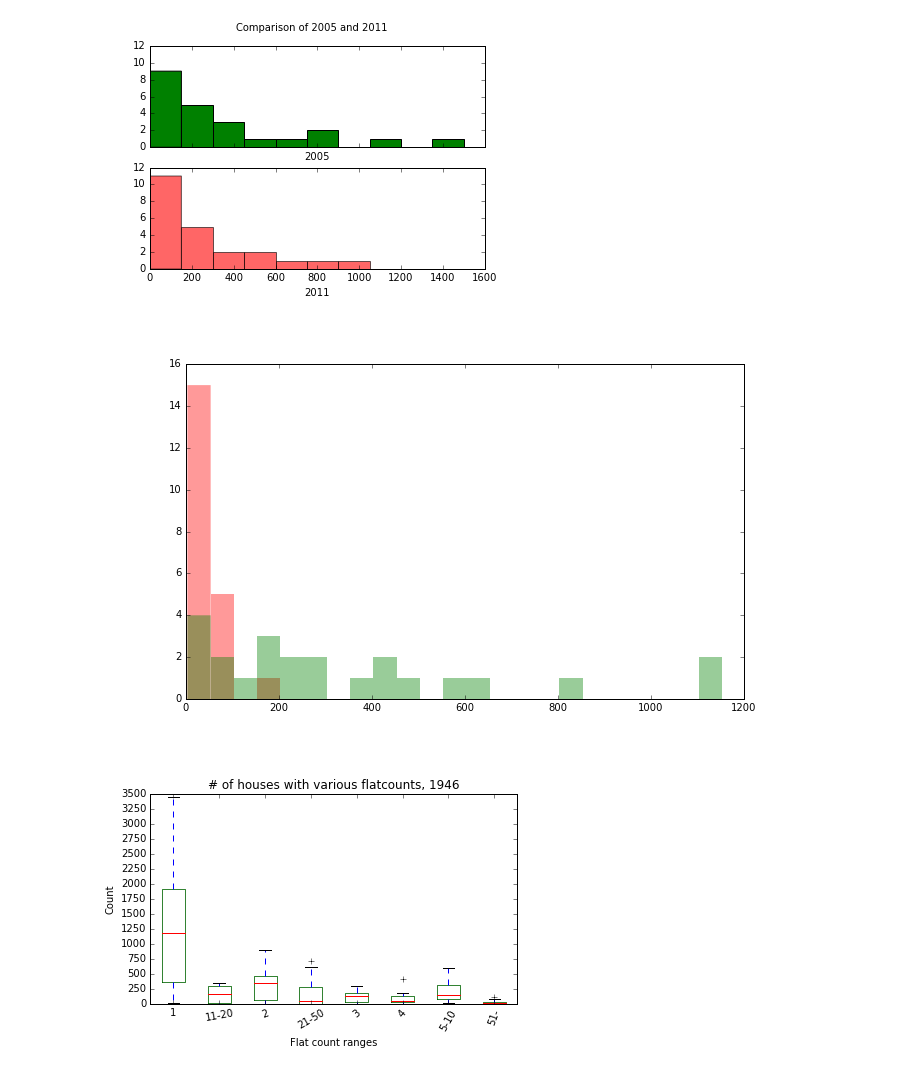
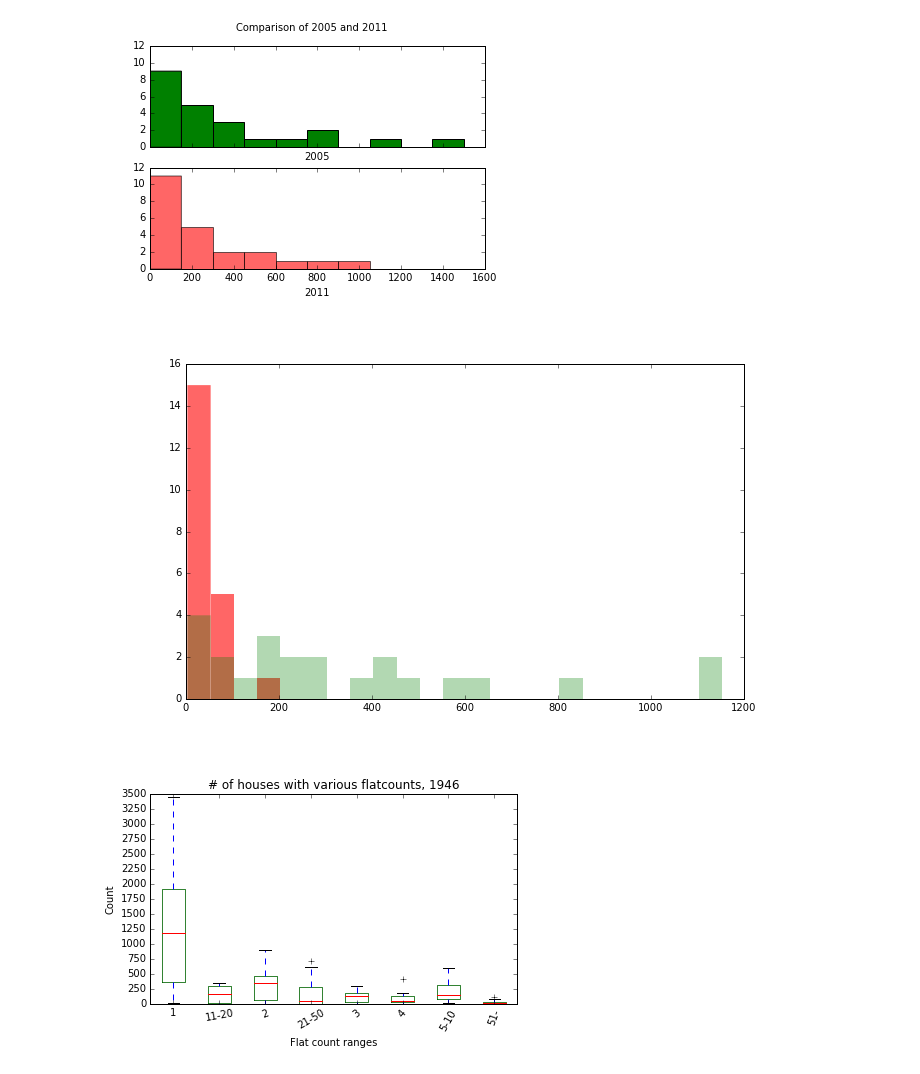
Before and after one commit to gurbanics/pytech-vis, a Jupyter notebook: notebooks/Matplotlib.ipynb, the cells around one changed output. Drawn from its saved outputs; the diff is of its cells as text; code cells hidden in the pictures.

```diff
--- a/notebooks/Matplotlib.ipynb
+++ b/notebooks/Matplotlib.ipynb
@@ -208,18 +217,18 @@ fig.suptitle("Comparison of 2005 and 2011");
 # %%
 ## compare the distrib of 1 or 2 flat houses to 1-flat houses
 fig = plt.figure(figsize=(10,6))
 large_houses = houses[ houses['Flatcount'].isin(['2','21-50']) ].groupby('District').sum()
 bydistrict = houses.groupby("District").sum()
 
 year_of_interest = '2011'
 
 #
 common_bins = np.arange(bydistrict[year_of_interest].values.min(), bydistrict[year_of_interest].values.max()+50,50)
 
-plt.hist(large_houses[year_of_interest].values, bins=common_bins, color="red", alpha=.4, edgecolor='none')
-plt.hist(bydistrict[year_of_interest].values, bins=common_bins, color="green", alpha=.4, edgecolor='none');
+plt.hist(large_houses[year_of_interest].values, bins=common_bins, color="red", alpha=.6, edgecolor='none')
+plt.hist(bydistrict[year_of_interest].values, bins=common_bins, color="green", alpha=.3, edgecolor='none');
 # %% [output]
-[figure, old version]
+[figure, new version]
 # %%
 # collect some data
 vals = []
```
Also changed, not shown: parts of 14 cells of this notebook, 2 other files.
